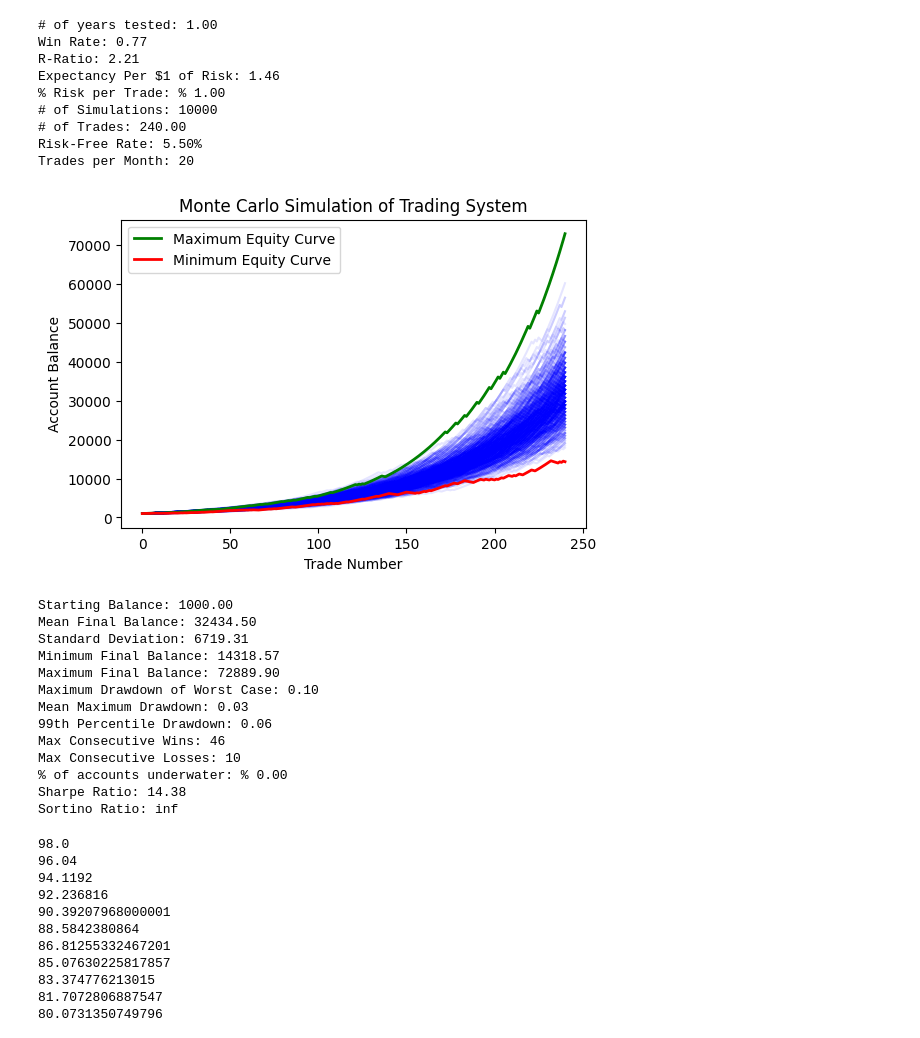
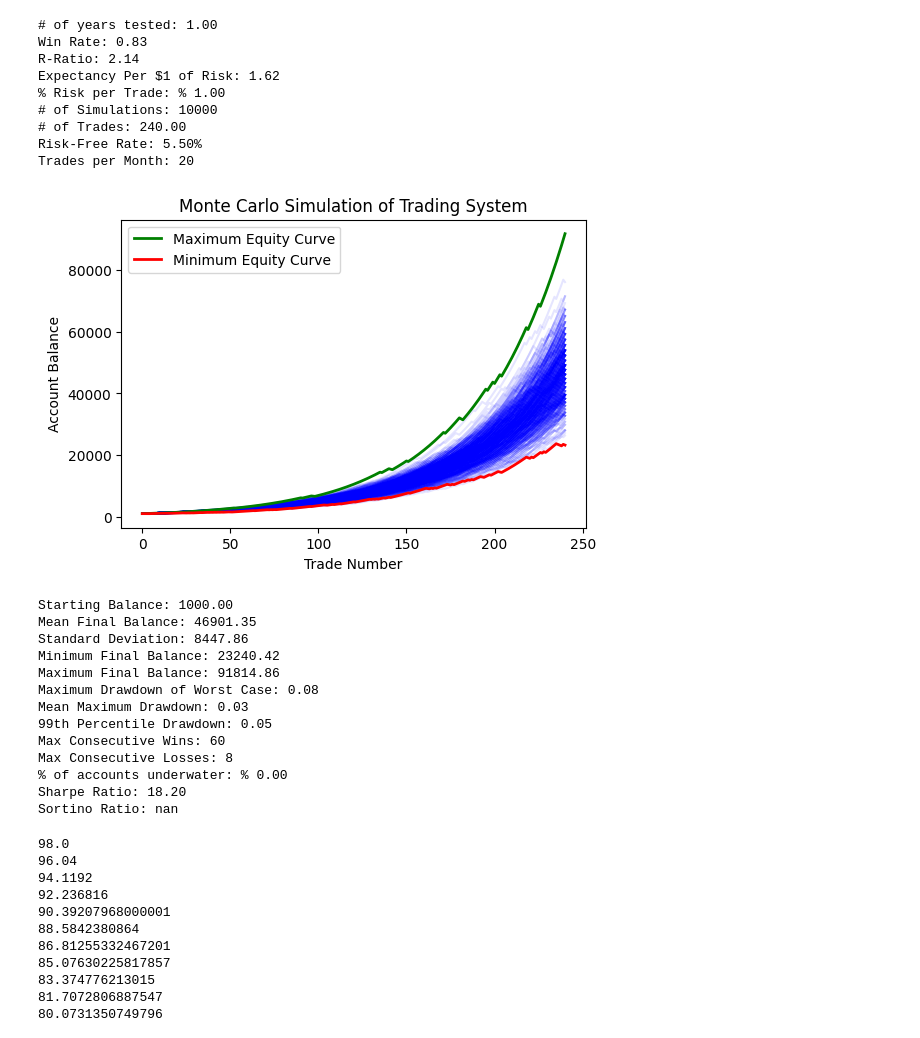
Before and after one commit to ergodique/Portfolio, a Jupyter notebook: Monte Carlo Simulation Equity Curve/monte_carlo_jupyter_version.ipynb, the cells around one changed output. Drawn from its saved outputs; the diff is of its cells as text; code cells hidden in the pictures.

```diff
--- a/Monte Carlo Simulation Equity Curve/monte_carlo_jupyter_version.ipynb
+++ b/Monte Carlo Simulation Equity Curve/monte_carlo_jupyter_version.ipynb
@@ -124,52 +124,52 @@ def monte_carlo_simulation(win_rate, reward_to_risk, risk_per_trade, num_simulat
     print(f'Sortino Ratio: {sortino_ratio:.2f}')
 
 # Example usagei
 years = 1
-win_rate = 0.766 # put win rate here
-reward_to_risk = 2.21  # Reward to risk ratio
+win_rate = 0.833 # put win rate here
+reward_to_risk = 2.14  # Reward to risk ratio
 expectancy = win_rate * reward_to_risk - (1-win_rate)
 risk_per_trade = 0.01  # Risking % of the trade
 num_simulations = 10000  # Run X number of simulations
 trades_per_month = 20  # Number of trades per month
 num_trades = 12*trades_per_month*years  # Each simulation runs for X trades
 
 risk_free_rate = 0.055  # Annual risk-free rate
 
 print(f'# of years tested: {years:.2f}')
 print(f'Win Rate: {win_rate:.2f}')
 print(f'R-Ratio: {reward_to_risk:.2f}')
 print(f'Expectancy Per $1 of Risk: {expectancy:.2f}')
 print(f'% Risk per Trade: % {risk_per_trade*100:.2f}')
 print(f'# of Simulations: {num_simulations:.0f}')
 print(f'# of Trades: {num_trades:.2f}')
 print(f'Risk-Free Rate: {risk_free_rate:.2%}')
 print(f'Trades per Month: {trades_per_month}')
 
 monte_carlo_simulation(win_rate, reward_to_risk, risk_per_trade, num_simulations, num_trades, trades_per_month, risk_free_rate)
 # %% [output]
 # of years tested: 1.00
-Win Rate: 0.77
-R-Ratio: 2.21
-Expectancy Per $1 of Risk: 1.46
+Win Rate: 0.83
+R-Ratio: 2.14
+Expectancy Per $1 of Risk: 1.62
 % Risk per Trade: % 1.00
 # of Simulations: 10000
 # of Trades: 240.00
 Risk-Free Rate: 5.50%
 Trades per Month: 20
-[figure, old version]
+[figure, new version]
 Starting Balance: 1000.00
-Mean Final Balance: 32434.50
-Standard Deviation: 6719.31
-Minimum Final Balance: 14318.57
-Maximum Final Balance: 72889.90
-Maximum Drawdown of Worst Case: 0.10
+Mean Final Balance: 46901.35
+Standard Deviation: 8447.86
+Minimum Final Balance: 23240.42
+Maximum Final Balance: 91814.86
+Maximum Drawdown of Worst Case: 0.08
 Mean Maximum Drawdown: 0.03
-99th Percentile Drawdown: 0.06
-Max Consecutive Wins: 46
-Max Consecutive Losses: 10
+99th Percentile Drawdown: 0.05
+Max Consecutive Wins: 60
+Max Consecutive Losses: 8
 % of accounts underwater: % 0.00
-Sharpe Ratio: 14.38
-Sortino Ratio: inf
+Sharpe Ratio: 18.20
+Sortino Ratio: nan
 # %%
 balance=100
 risk=0.02
```
Also changed, not shown: 1 other file.
